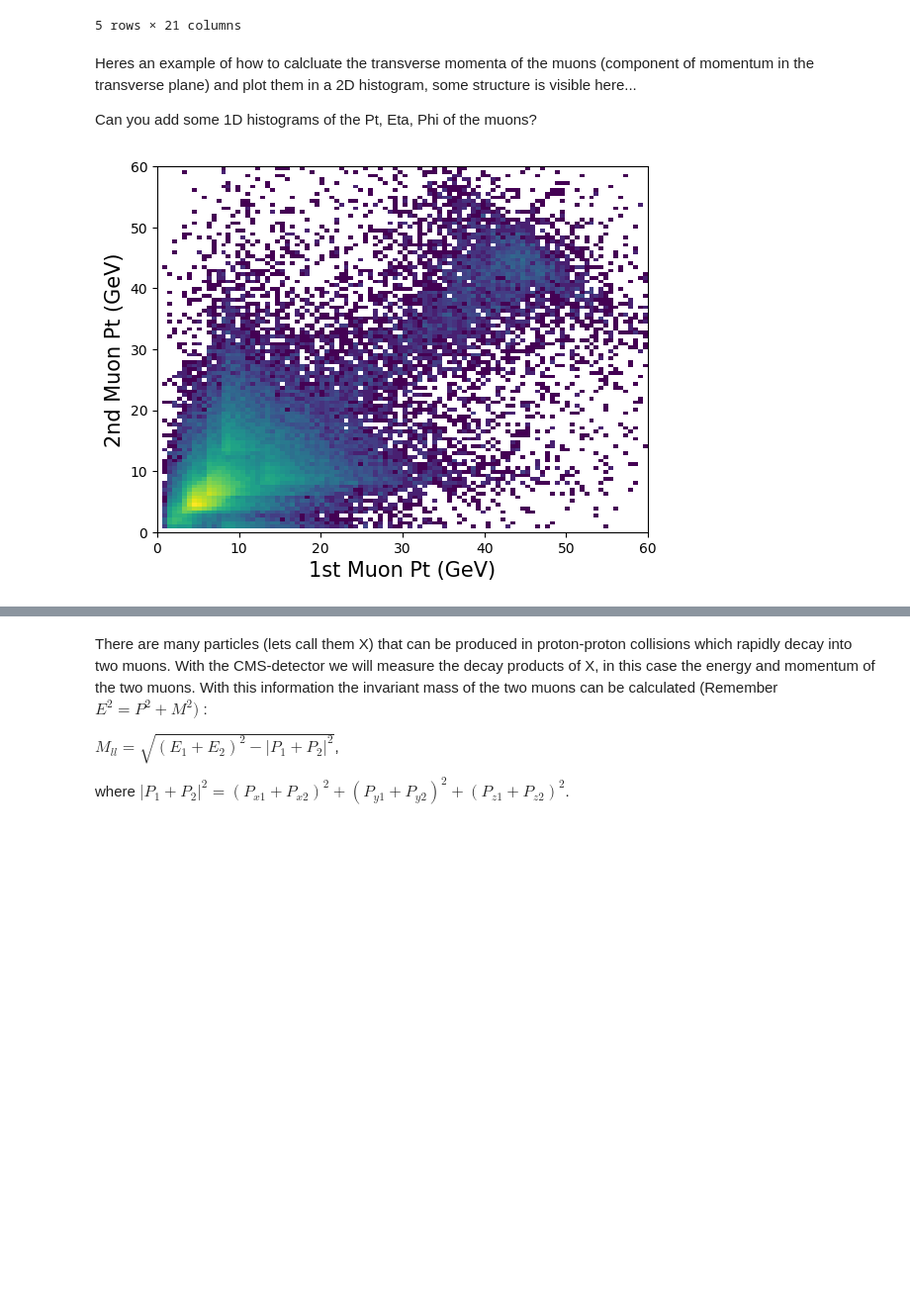
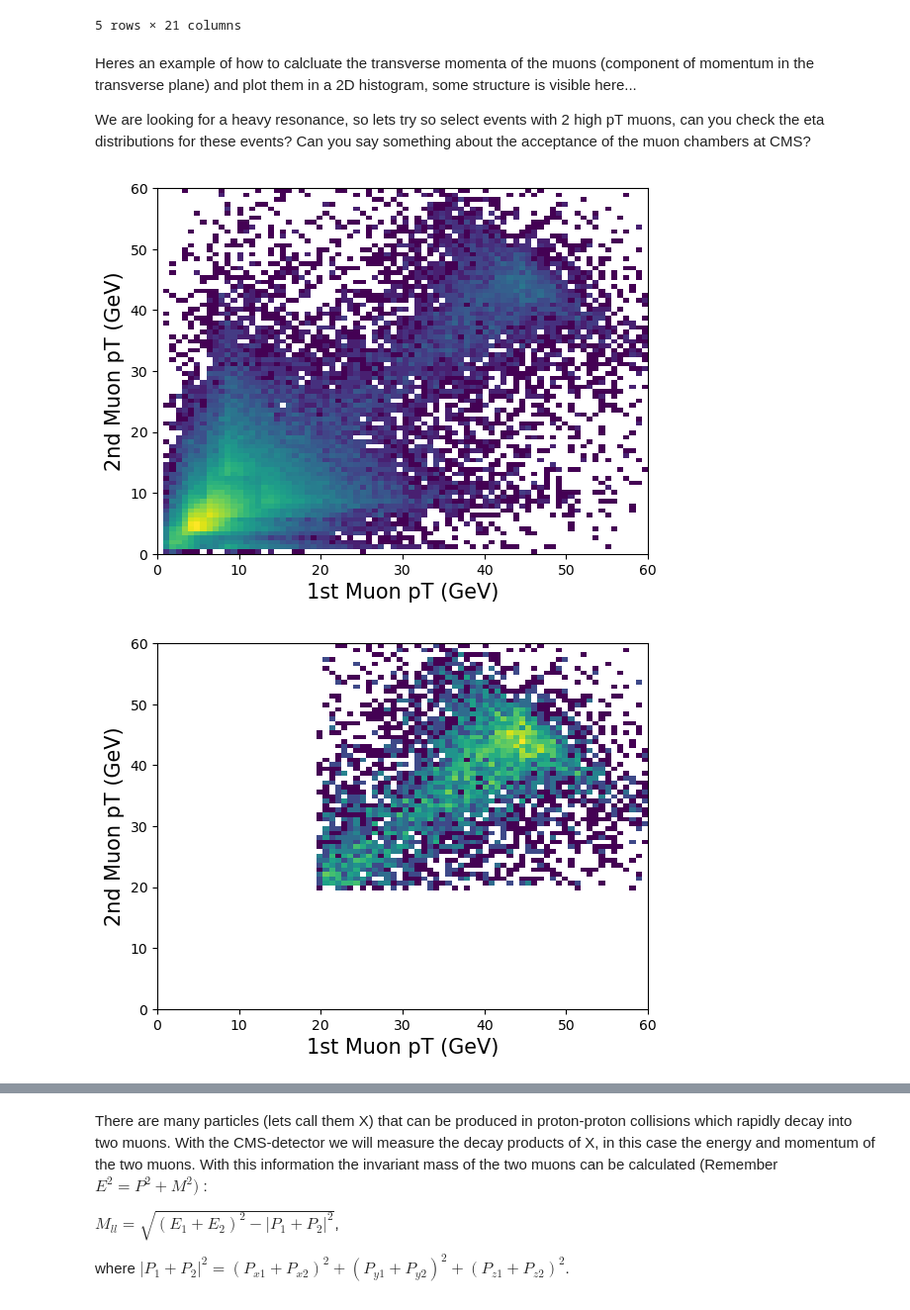
Before and after one commit to dermotmoran/OpenDataStudies, a Jupyter notebook: notebooks/DiMuResonances.ipynb, the cells around one changed output, grey strips where cells are left out. Shown at 99% size. Cells and saved outputs as stored; diff of their text form; code cells hidden in the pictures; blank space fills up the shorter version.

```diff
--- a/notebooks/DiMuResonances.ipynb
+++ b/notebooks/DiMuResonances.ipynb
@@ -52,15 +58,27 @@ data.head()
 # %% [markdown]
 Heres an example of how to calcluate the transverse momenta of the muons (component of momentum in the transverse plane) and plot them in a 2D histogram, some structure is visible here...
 
-Can you add some 1D histograms of the Pt, Eta, Phi of the muons?
+We are looking for a heavy resonance, so lets try so select events with 2 high pT muons, can you check the eta distributions for these events? Can you say something about the acceptance of the muon chambers at CMS?
 # %%
 pt1 = np.sqrt(data.px1**2 + data.py1**2)
 pt2 = np.sqrt(data.px2**2 + data.py2**2)
 
-plt.hist2d(pt1,pt2, bins=(100, 100), range=[[0,60],[0,60]], norm=LogNorm(1))
-plt.xlabel('1st Muon Pt (GeV)', fontsize = 15)
-plt.ylabel('2nd Muon Pt (GeV)', fontsize = 15)
+plt.hist2d(pt1, pt2, bins=(80, 80), range=[[0,60],[0,60]], norm=LogNorm(1))
+plt.xlabel('1st Muon pT (GeV)', fontsize = 15)
+plt.ylabel('2nd Muon pT (GeV)', fontsize = 15)
+plt.show()
 
+testsel = data[(data.pt1 > 20) & (data.pt2 > 20)]
+
+plt.hist2d(testsel.pt1, testsel.pt2, bins=(80, 80), range=[[0,60],[0,60]], norm=LogNorm(1))
+plt.xlabel('1st Muon pT (GeV)', fontsize = 15)
+plt.ylabel('2nd Muon pT (GeV)', fontsize = 15)
 plt.show()
+
+plt.hist2d(testsel.eta1, testsel.eta2, bins=(80, 80), range=[[-3,3],[-3,3]], norm=LogNorm(1))
+plt.xlabel('1st Muon eta', fontsize = 15)
+plt.ylabel('2nd Muon eta', fontsize = 15)
+plt.show()
 # %% [output]
-[figure, old version]
+[figure, new version]
+[figure, added]
```
Also changed, not shown: parts of 16 cells of this notebook, 1 other file.
